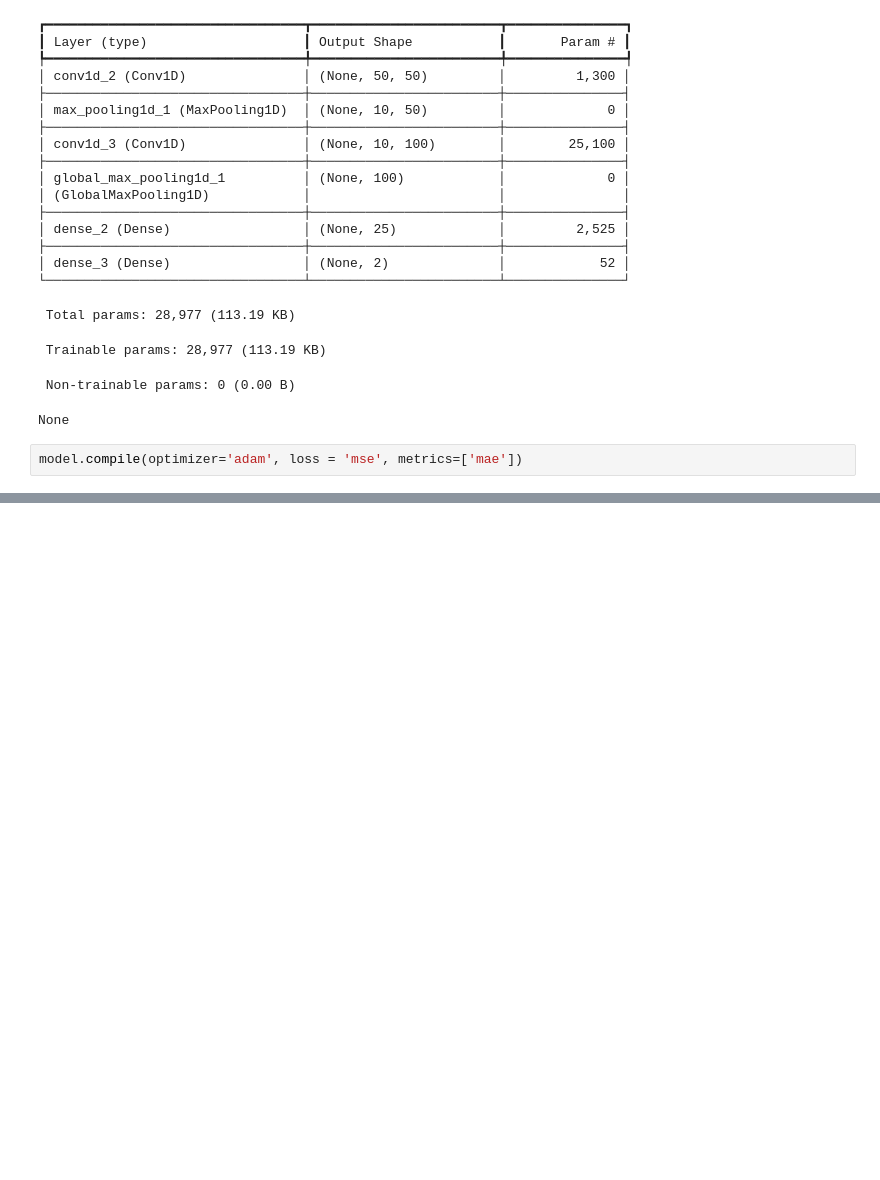
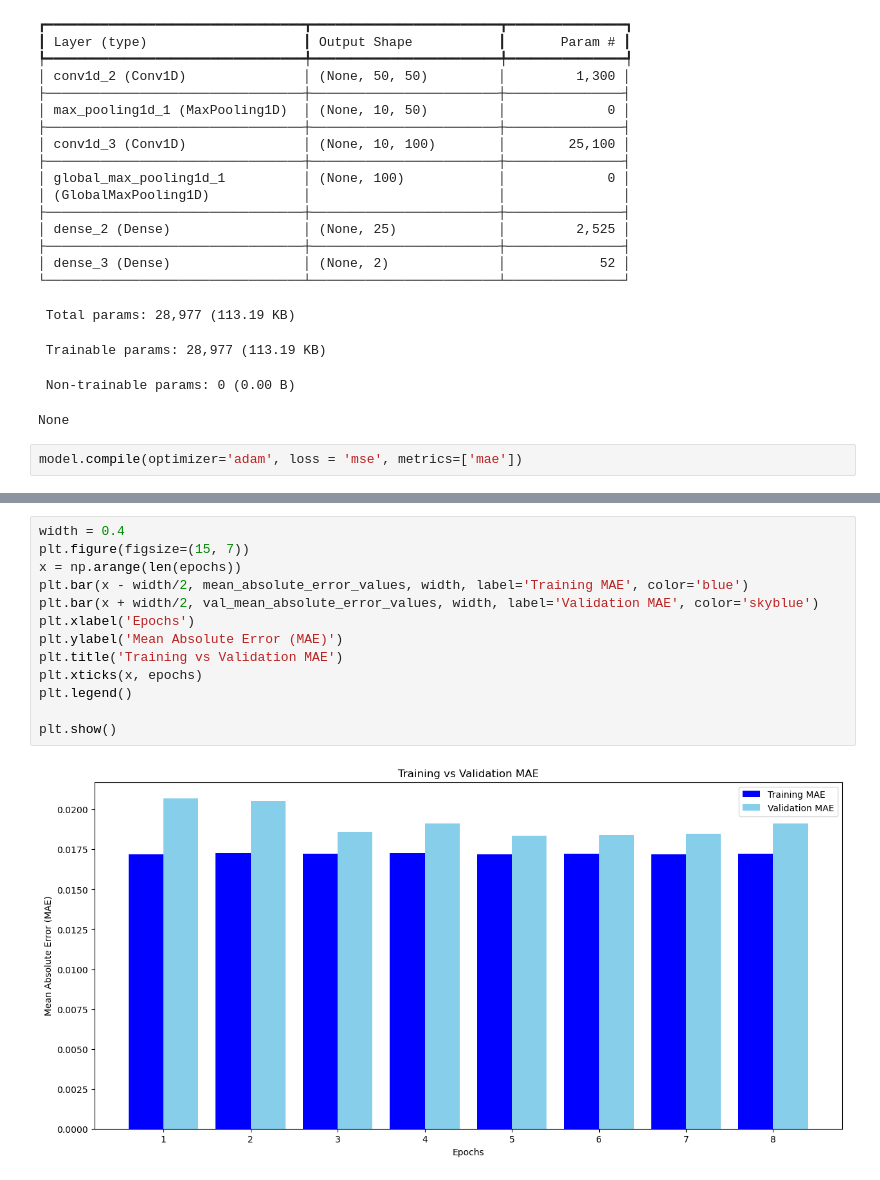
Before and after one commit to Nithya-2-2/MachineLearningInFinance, a Jupyter notebook: LAB5/Week-5-CNN_EUR-USD_ML_in-Finance__Final-1.ipynb, the cells around one changed output, grey strips where cells are left out. Drawn from its saved outputs; the diff is of its cells as text; blank space fills up the shorter version.

```diff
--- a/LAB5/Week-5-CNN_EUR-USD_ML_in-Finance__Final-1.ipynb
+++ b/LAB5/Week-5-CNN_EUR-USD_ML_in-Finance__Final-1.ipynb
@@ -1000,0 +1001,15 @@ plt.show()
+# %%
+width = 0.4
+plt.figure(figsize=(15, 7))
+x = np.arange(len(epochs))
+plt.bar(x - width/2, mean_absolute_error_values, width, label='Training MAE', color='blue')
+plt.bar(x + width/2, val_mean_absolute_error_values, width, label='Validation MAE', color='skyblue')
+plt.xlabel('Epochs')
+plt.ylabel('Mean Absolute Error (MAE)')
+plt.title('Training vs Validation MAE')
+plt.xticks(x, epochs)
+plt.legend()
+
+plt.show()
+# %% [output]
+[figure, added]
```
Also changed, not shown: parts of 8 cells of this notebook, 1 other file.
